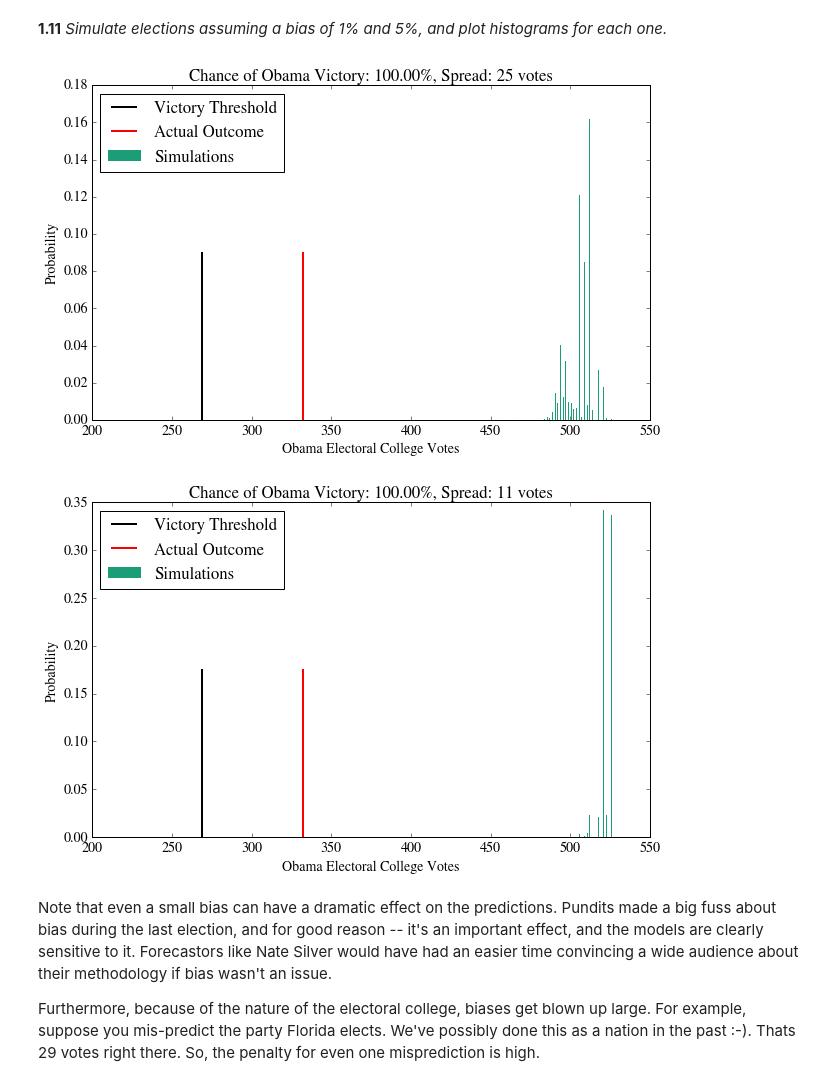
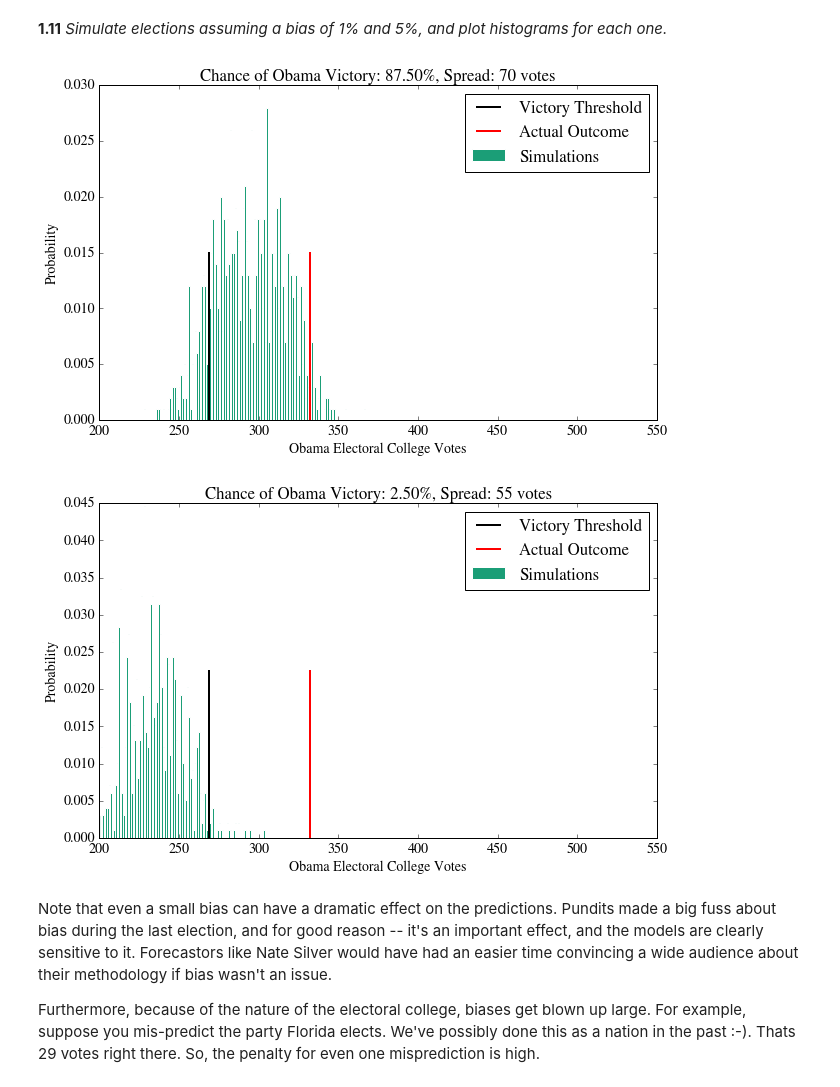
Before and after one commit to hiroshi-ishiiadajar/content, a Jupyter notebook: HW2.ipynb, the cells around one changed output. Cells and saved outputs as stored; diff of their text form; code cells hidden in the pictures.

```diff
--- a/HW2.ipynb
+++ b/HW2.ipynb
@@ -636,25 +633,27 @@ Examples
 """
 #your code here
 def biased_gallup_poll(gallup, bias):
-    gallup.Dem_Adv += bias
-    return uncertain_gallup_model(gallup)
+    g2 = gallup.copy()
+    g2.Dem_Adv -= bias
+    return uncertain_gallup_model(g2)
 # %% [markdown]
 **1.11** *Simulate elections assuming a bias of 1% and 5%, and plot histograms for each one.*
 # %%
 #your code here
 model_1 = biased_gallup_poll(gallup_2012, 1.)
 model_1 = model_1.join(electoral_votes)
-prediction_1 = simulate_election(model_1, 10000)
+#print model_1[model_1.Obama < 0.5]
+prediction_1 = simulate_election(model_1, 1000)
 plot_simulation(prediction_1)
 # %% [output]
-[figure, old version]
+[figure, new version]
 # %%
 model_5 = biased_gallup_poll(gallup_2012, 5.)
 model_5 = model_5.join(electoral_votes)
-prediction_5 = simulate_election(model_5, 10000)
+prediction_5 = simulate_election(model_5, 1000)
 plot_simulation(prediction_5)
 # %% [output]
-[figure, old version]
+[figure, new version]
 # %% [markdown]
 Note that even a small bias can have a dramatic effect on the predictions. Pundits made a big fuss about bias during the last election, and for good reason -- it's an important effect, and the models are clearly sensitive to it. Forecastors like Nate Silver would have had an easier time convincing a wide audience about their methodology if bias wasn't an issue.
 
```
Also changed, not shown: parts of 13 cells of this notebook, 1 other file.
